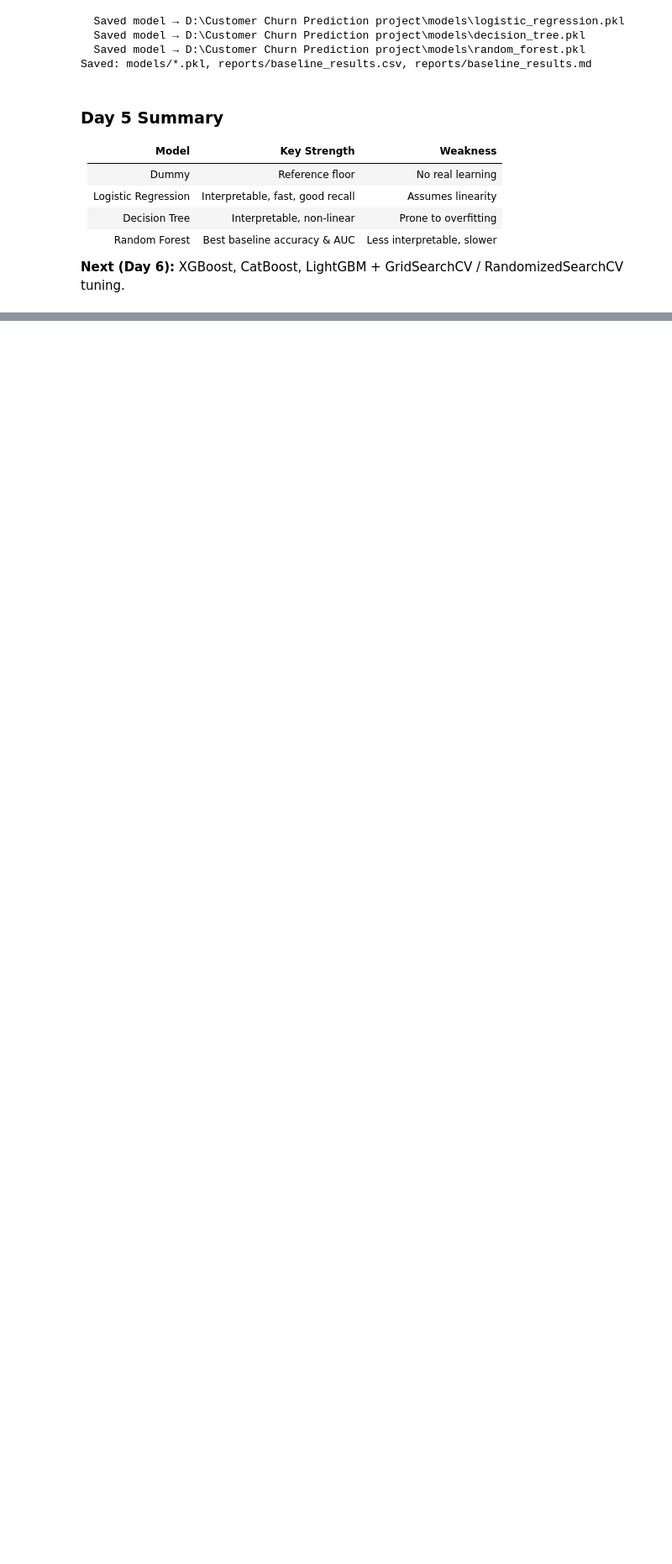
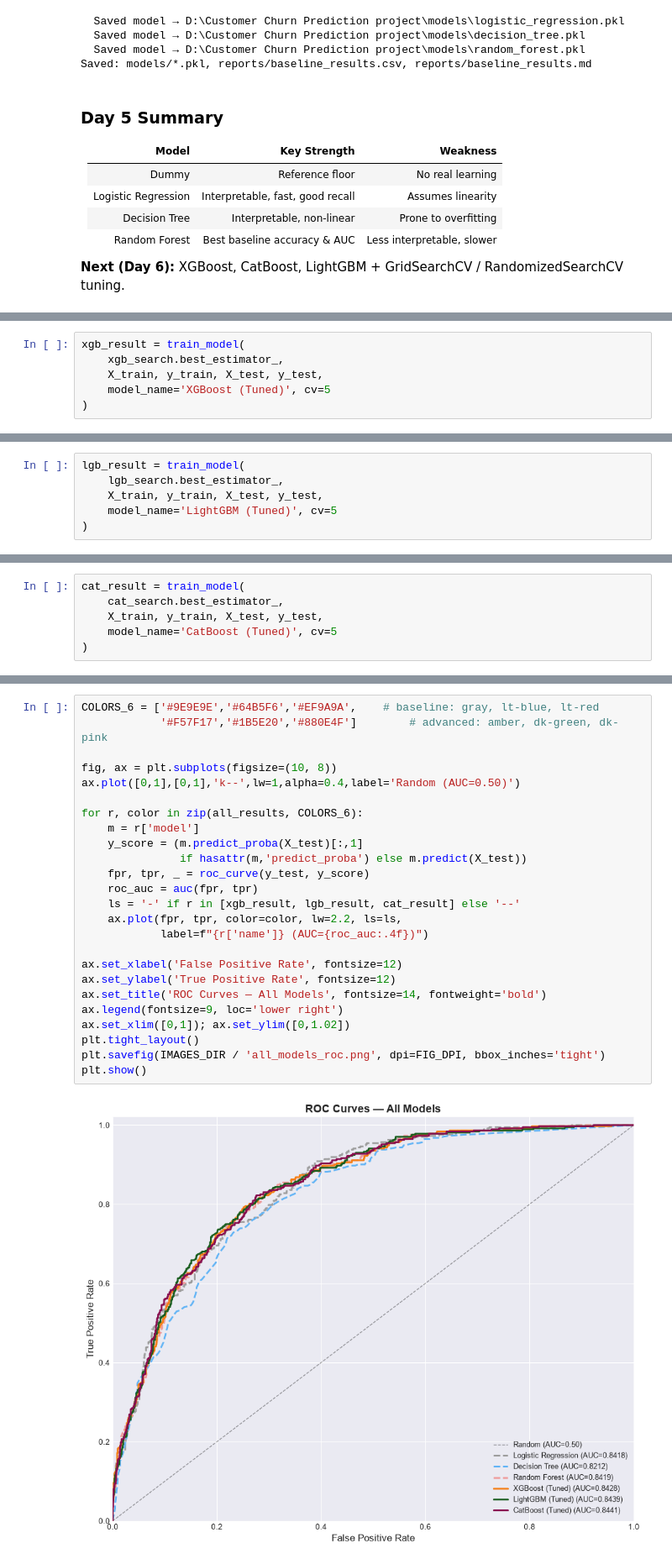
Before and after one commit to Spandana-hub/Customer_churn_prediction, a Jupyter notebook: notebooks/customer_churn_analysis.ipynb, the cells around one changed output, grey strips where cells are left out. Shown at 84% size. Cells and saved outputs as stored; diff of their text form; blank space fills up the shorter version.

```diff
--- a/notebooks/customer_churn_analysis.ipynb
+++ b/notebooks/customer_churn_analysis.ipynb
@@ -1273,0 +1367,6 @@ Saved: models/*.pkl, reports/baseline_results.csv, reports/baseline_results.md
+# %%
+xgb_result = train_model(
+    xgb_search.best_estimator_,
+    X_train, y_train, X_test, y_test,
+    model_name='XGBoost (Tuned)', cv=5
+)
@@ -1273,0 +1424,6 @@ Saved: models/*.pkl, reports/baseline_results.csv, reports/baseline_results.md
+# %%
+lgb_result = train_model(
+    lgb_search.best_estimator_,
+    X_train, y_train, X_test, y_test,
+    model_name='LightGBM (Tuned)', cv=5
+)
@@ -1273,0 +1475,6 @@ Saved: models/*.pkl, reports/baseline_results.csv, reports/baseline_results.md
+# %%
+cat_result = train_model(
+    cat_search.best_estimator_,
+    X_train, y_train, X_test, y_test,
+    model_name='CatBoost (Tuned)', cv=5
+)
@@ -1273,0 +1533,27 @@ Saved: models/*.pkl, reports/baseline_results.csv, reports/baseline_results.md
+# %%
+COLORS_6 = ['#9E9E9E','#64B5F6','#EF9A9A',    # baseline: gray, lt-blue, lt-red
+            '#F57F17','#1B5E20','#880E4F']        # advanced: amber, dk-green, dk-pink
+
+fig, ax = plt.subplots(figsize=(10, 8))
+ax.plot([0,1],[0,1],'k--',lw=1,alpha=0.4,label='Random (AUC=0.50)')
+
+for r, color in zip(all_results, COLORS_6):
+    m = r['model']
+    y_score = (m.predict_proba(X_test)[:,1]
+               if hasattr(m,'predict_proba') else m.predict(X_test))
+    fpr, tpr, _ = roc_curve(y_test, y_score)
+    roc_auc = auc(fpr, tpr)
+    ls = '-' if r in [xgb_result, lgb_result, cat_result] else '--'
+    ax.plot(fpr, tpr, color=color, lw=2.2, ls=ls,
+            label=f"{r['name']} (AUC={roc_auc:.4f})")
+
+ax.set_xlabel('False Positive Rate', fontsize=12)
+ax.set_ylabel('True Positive Rate', fontsize=12)
+ax.set_title('ROC Curves — All Models', fontsize=14, fontweight='bold')
+ax.legend(fontsize=9, loc='lower right')
+ax.set_xlim([0,1]); ax.set_ylim([0,1.02])
+plt.tight_layout()
+plt.savefig(IMAGES_DIR / 'all_models_roc.png', dpi=FIG_DPI, bbox_inches='tight')
+plt.show()
+# %% [output]
+[figure, added]
```
Also changed, not shown: parts of 22 cells of this notebook, 7 other files.
